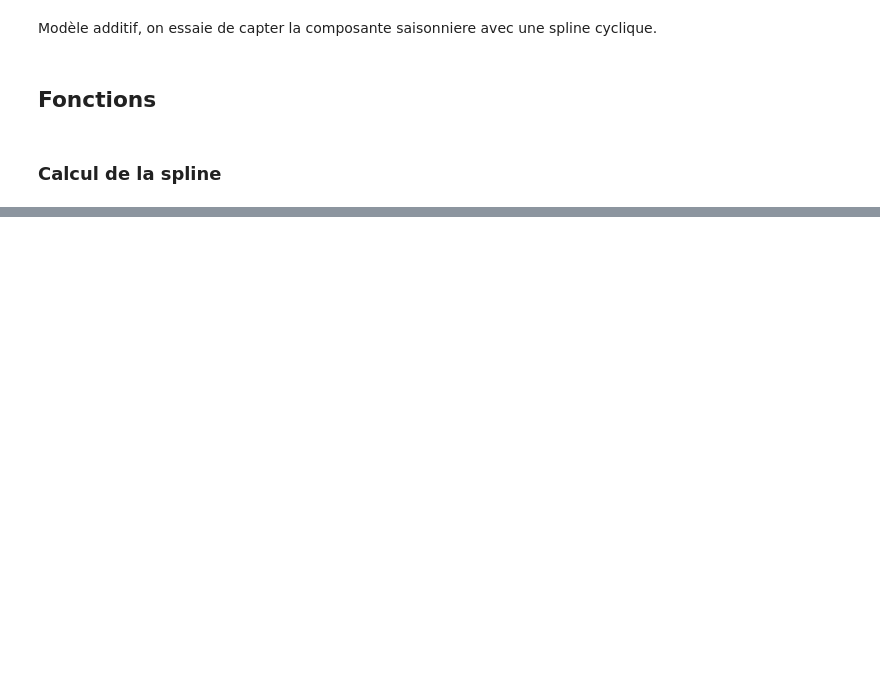
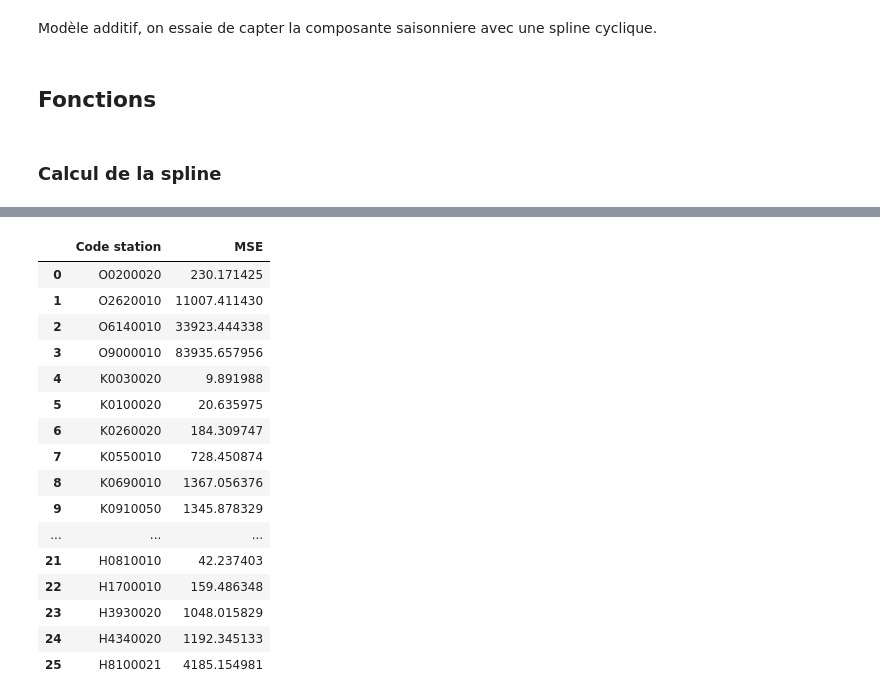
Before and after one commit to JlnZhou/ProjectML, a Jupyter notebook: Regression_Spline.ipynb, the cells around one changed output, grey strips where cells are left out. Cells and saved outputs as stored; diff of their text form; code cells hidden in the pictures; blank space fills up the shorter version.

```diff
--- a/Regression_Spline.ipynb
+++ b/Regression_Spline.ipynb
@@ -341,0 +77,22 @@ array([[0.        ],
+# %%
+def fct_Modele_Spline_predict(fit, liste_dates, liste_stations):
+
+    # On commence par faire les moyennes journalieres à partir du fit
+    fit["Delta_Jour"] = pd.to_timedelta(fit["Delta"]).apply(lambda x: x.days)
+    moyennes_fit = fit[liste_stations].groupby(fit["Delta_Jour"]).mean()
+    moyennes_fit["Delta_Jour"] = moyennes_fit.index
+    max_jours = np.max(moyennes_fit["Delta_Jour"])
+
+    # On retourne la bonne valeur
+    resultat = pd.DataFrame({"Date": liste_dates})
+    liste_annees = np.unique(liste_dates.apply(lambda x: x.year))
+    predictions = []
+    for curr_annee in liste_annees:
+        dates_annee = pd.DataFrame({"Date": liste_dates[liste_dates.apply(lambda x: x.year == curr_annee)]})
+        jour_an = pd.to_datetime(str(curr_annee)+"/01/01")
+        dates_annee["Delta_Jour"] = (dates_annee - jour_an)
+        dates_annee["Delta_Jour"] = dates_annee["Delta_Jour"].apply(lambda x: x.days)
+        for index, row in dates_annee.iterrows():
+            predictions.append(moyennes_fit[moyennes_fit["Delta_Jour"] == row["Delta_Jour"]%(max_jours+1)][liste_stations].iloc[0,:])
+    resultat[liste_stations] = predictions
+    return resultat
@@ -341,0 +194,20 @@ array([[0.        ],
+# %%
+test_scores
+# %% [output]
+|  | Code station | MSE |
+| 0 | O0200020 | 230.171425 |
+| 1 | O2620010 | 11007.411430 |
+| 2 | O6140010 | 33923.444338 |
+| 3 | O9000010 | 83935.657956 |
+| 4 | K0030020 | 9.891988 |
+| 5 | K0100020 | 20.635975 |
+| 6 | K0260020 | 184.309747 |
+| 7 | K0550010 | 728.450874 |
+| 8 | K0690010 | 1367.056376 |
+| 9 | K0910050 | 1345.878329 |
+| ... | ... | ... |
+| 21 | H0810010 | 42.237403 |
+| 22 | H1700010 | 159.486348 |
+| 23 | H3930020 | 1048.015829 |
+| 24 | H4340020 | 1192.345133 |
+| 25 | H8100021 | 4185.154981 |
```
Also changed, not shown: parts of 37 cells of this notebook, 2 other files.
